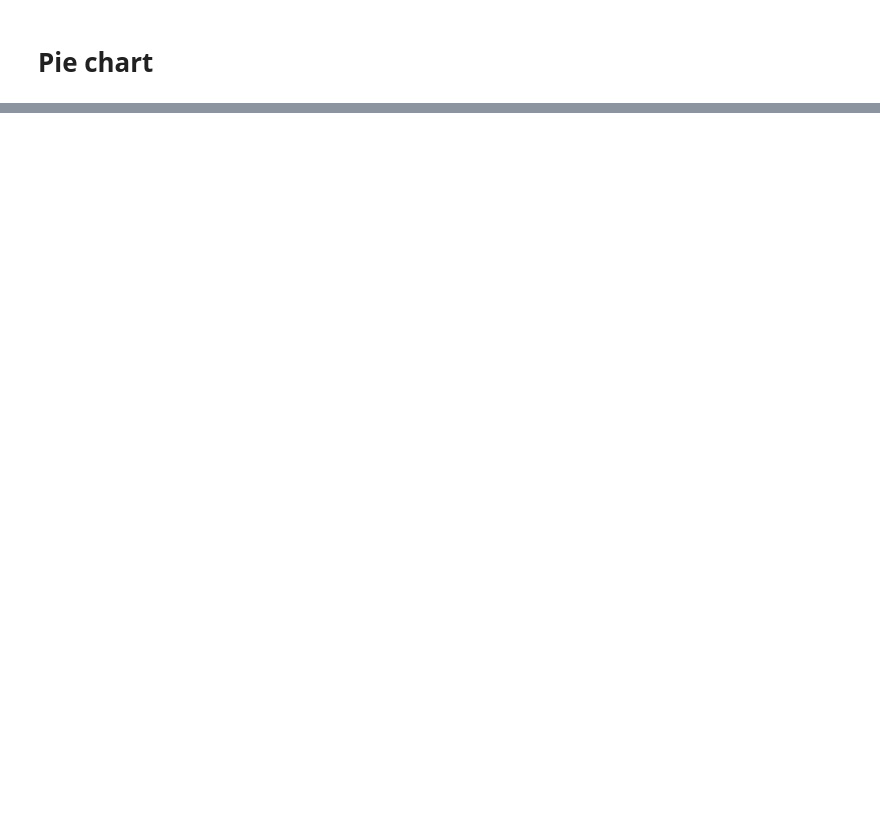
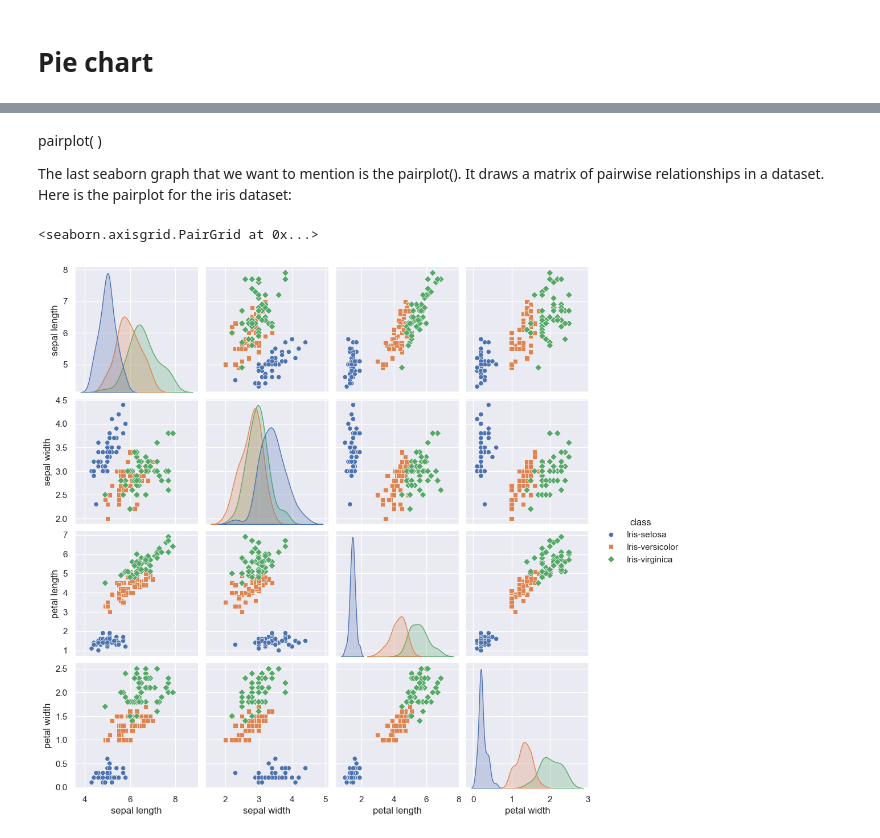
Before and after one commit to IgaMeddie/Descr_stat_-_viz, a Jupyter notebook: learnt 06-02.ipynb, the cells around one changed output, grey strips where cells are left out. Cells and saved outputs as stored; diff of their text form; code cells hidden in the pictures; blank space fills up the shorter version.

```diff
--- a/learnt 06-02.ipynb
+++ b/learnt 06-02.ipynb
@@ -529,0 +581,9 @@ plt.show()
+# %% [markdown]
+pairplot( )
+
+The last seaborn graph that we want to mention is the pairplot(). It draws a matrix of pairwise relationships in a dataset. Here is the pairplot for the iris dataset:
+# %%
+sns.pairplot(iris, hue="class", diag_kind='kde', markers=["o", "s", "D"]) #Qn kernel density estimation?
+# %% [output]
+<seaborn.axisgrid.PairGrid at 0x...>
+[figure, added]
```
Also changed, not shown: parts of 8 cells of this notebook.
